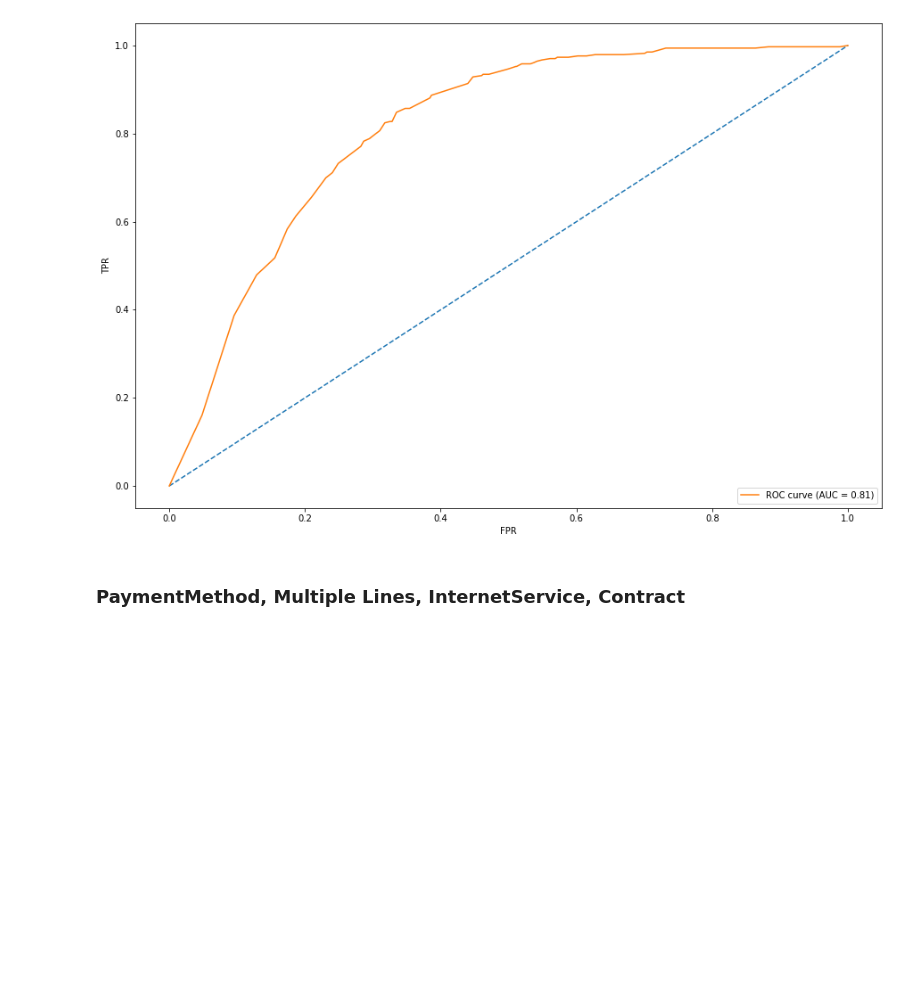
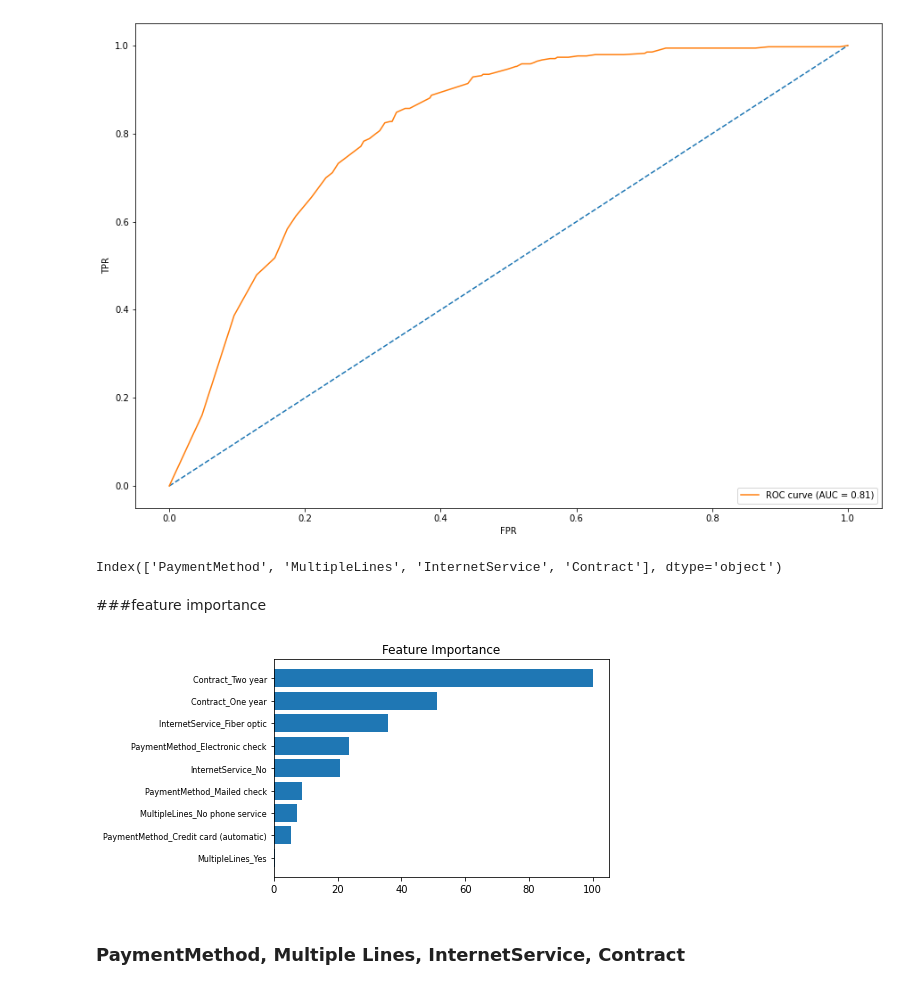
Before and after one commit to anjaleeDS/MLCS68, a Jupyter notebook: 01hwTelco_churn_prediction.ipynb, the cells around one changed output. Cells and saved outputs as stored; diff of their text form; code cells hidden in the pictures; blank space fills up the shorter version.

```diff
--- a/01hwTelco_churn_prediction.ipynb
+++ b/01hwTelco_churn_prediction.ipynb
@@ -174,6 +174,30 @@ plt.legend(loc='lower right')
 plt.show()
 # %% [output]
 [figure]
+# %%
+# sorted_idx.shape[0]
+X2.columns
+# %% [output]
+Index(['PaymentMethod', 'MultipleLines', 'InternetService', 'Contract'], dtype='object')
+# %% [markdown]
+###feature importance
+# %%
+feature_importance = abs(clf.coef_[0])
+feature_importance = 100.0 * (feature_importance / feature_importance.max())
+sorted_idx = np.argsort(feature_importance)
+pos = np.arange(sorted_idx.shape[0]) + .5
+
+featfig = plt.figure()
+featax = featfig.add_subplot(1, 1, 1)
+featax.barh(pos, feature_importance[sorted_idx], align='center')
+featax.set_yticks(pos)
+# featax.set_yticklabels(X2.columns[sorted_idx])
+featax.set_yticklabels(np.array(X2_test.columns)[sorted_idx], fontsize=8)
+
+plt.title('Feature Importance')
+plt.show()
+# %% [output]
+[figure, added]
 # %% [markdown]
 ### PaymentMethod, Multiple Lines, InternetService, Contract
 # %%
```
